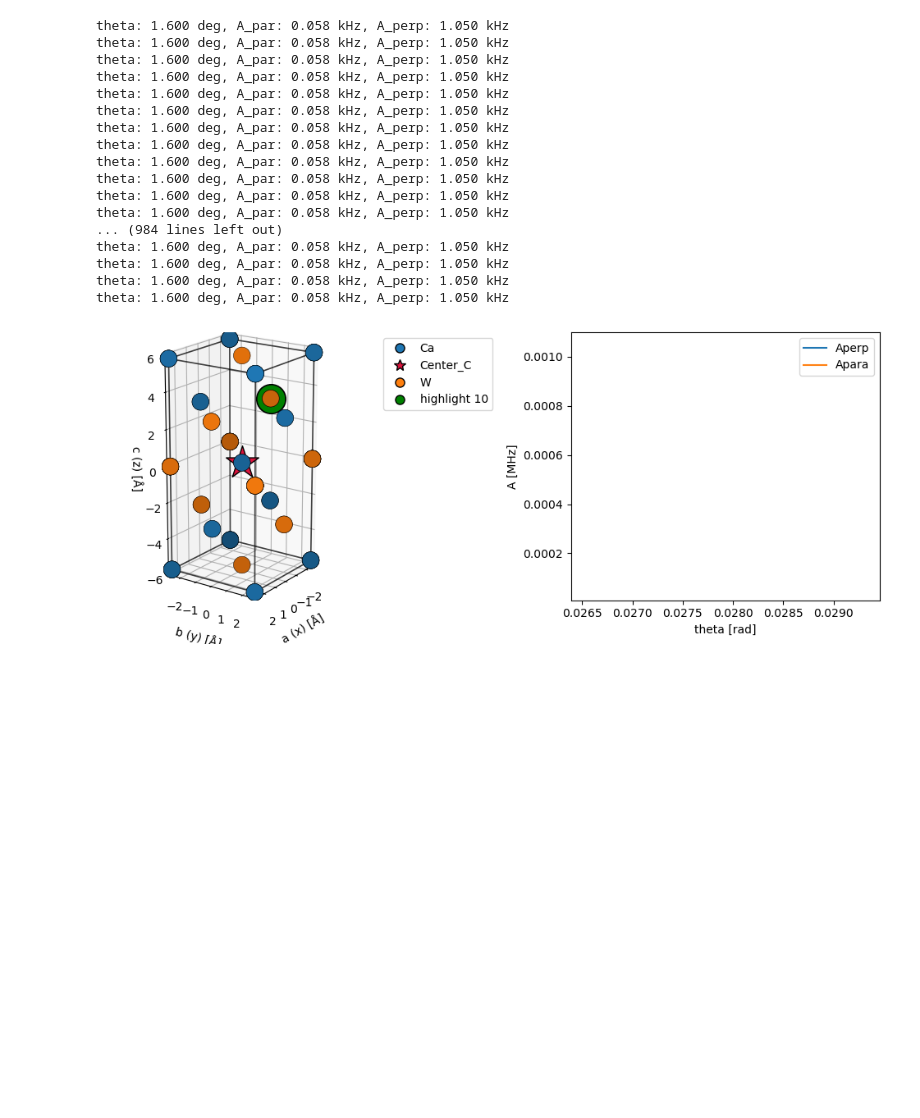
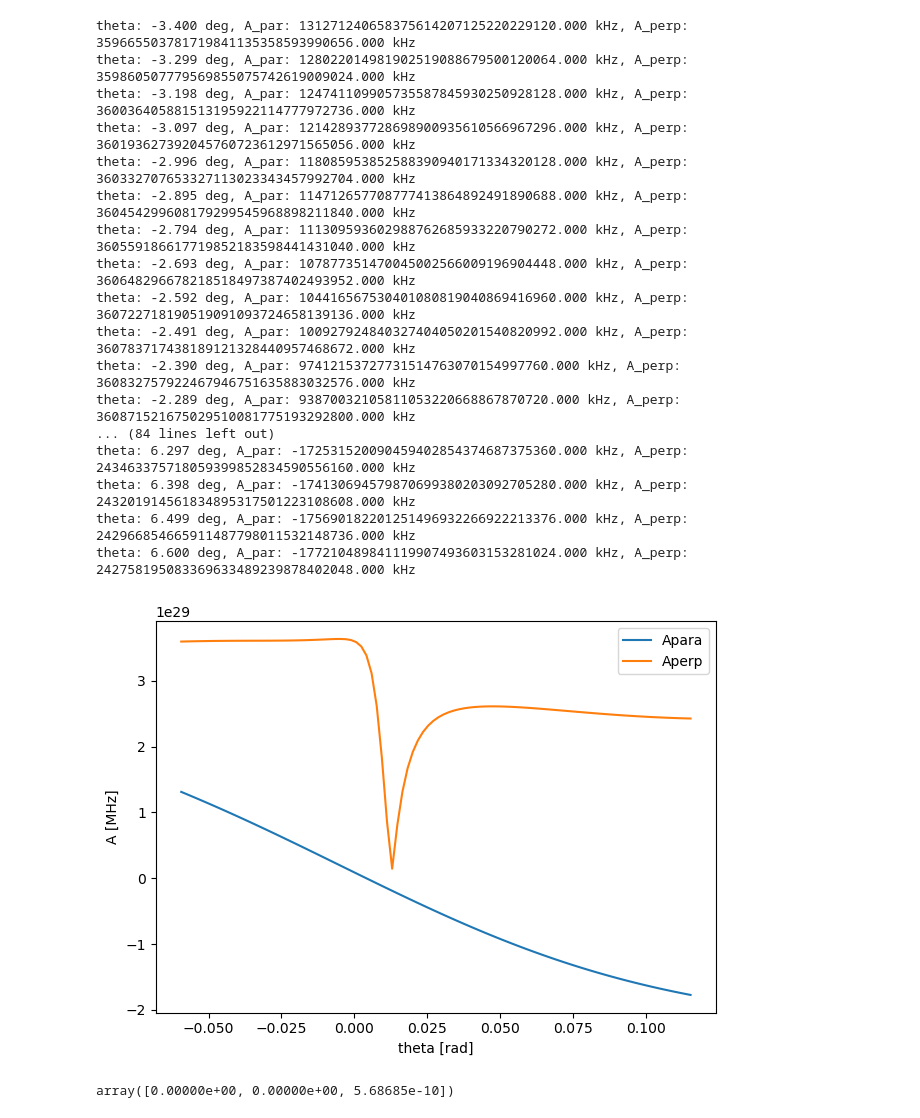
Before and after one commit to leonmyk/Spectroscopy_Hamiltonian_fitter-, a Jupyter notebook: A_plotter.ipynb, the cells around one changed output. Saved outputs shown, nothing was run; the diff lists cells and outputs as text; code cells hidden in the pictures; blank space fills up the shorter version.

```diff
--- a/A_plotter.ipynb
+++ b/A_plotter.ipynb
@@ -18,3 +18,7 @@ Crystal_atoms = np.empty(len(elements), dtype=[("el", "U8"), ("xyz", float, (3,)
 Crystal_atoms["el"] = elements
 Crystal_atoms["xyz"] = pos
 Crystal_atoms["xyz"] -= np.array([2.667267, 2.667267, 0.000000]) # center at Er3+
+
+W_pos = np.loadtxt('positions_ErW_CaWO4.txt') * 1e-10 # Tungsten atom positions in Amstrongs
+W_atomes = Crystal_atoms[Crystal_atoms["el"] == "W"]
+W_pos
@@ -21,32 +56,34 @@ Crystal_atoms["xyz"] -= np.array([2.667267, 2.667267, 0.000000]) # center at Er3
 # %%
 
 
 
 ay = -0.57 * np.pi / 180
 ax = -0.7 * np.pi / 180
 
-thetas =  1.6 /360*2*np.pi + np.linspace(-10 /360*2*np.pi, 10 /360*2*np.pi,1000)*0
+thetas =  1.6 /360*2*np.pi + np.linspace(-5,5,100)*np.pi/180
 phi_0 = 0.146 /360*2*np.pi
 psi_0 = 0.368 /360*2*np.pi
-
+index= 13
 b0 = 436.917
-Plot_hyperFine_for_site(thetas,b0,Crystal_atoms,phi_0,psi_0,site_index=10)
+Plot_hyperFine_for_site(thetas,b0,W_pos[index,1:]* 1e-10,phi_0,psi_0,site_index=index)
+W_pos[9,1:]
 # %% [output]
-theta: 1.600 deg, A_par: 0.058 kHz, A_perp: 1.050 kHz
-theta: 1.600 deg, A_par: 0.058 kHz, A_perp: 1.050 kHz
-theta: 1.600 deg, A_par: 0.058 kHz, A_perp: 1.050 kHz
-theta: 1.600 deg, A_par: 0.058 kHz, A_perp: 1.050 kHz
-theta: 1.600 deg, A_par: 0.058 kHz, A_perp: 1.050 kHz
-theta: 1.600 deg, A_par: 0.058 kHz, A_perp: 1.050 kHz
-theta: 1.600 deg, A_par: 0.058 kHz, A_perp: 1.050 kHz
-theta: 1.600 deg, A_par: 0.058 kHz, A_perp: 1.050 kHz
-theta: 1.600 deg, A_par: 0.058 kHz, A_perp: 1.050 kHz
-theta: 1.600 deg, A_par: 0.058 kHz, A_perp: 1.050 kHz
-theta: 1.600 deg, A_par: 0.058 kHz, A_perp: 1.050 kHz
-theta: 1.600 deg, A_par: 0.058 kHz, A_perp: 1.050 kHz
-... (984 lines left out)
-theta: 1.600 deg, A_par: 0.058 kHz, A_perp: 1.050 kHz
-theta: 1.600 deg, A_par: 0.058 kHz, A_perp: 1.050 kHz
-theta: 1.600 deg, A_par: 0.058 kHz, A_perp: 1.050 kHz
-theta: 1.600 deg, A_par: 0.058 kHz, A_perp: 1.050 kHz
+theta: -3.400 deg, A_par: 131271240658375614207125220229120.000 kHz, A_perp: 359665503781719841135358593990656.000 kHz
+theta: -3.299 deg, A_par: 128022014981902519088679500120064.000 kHz, A_perp: 359860507779569855075742619009024.000 kHz
+theta: -3.198 deg, A_par: 124741109905735587845930250928128.000 kHz, A_perp: 360036405881513195922114777972736.000 kHz
+theta: -3.097 deg, A_par: 121428937728698900935610566967296.000 kHz, A_perp: 360193627392045760723612971565056.000 kHz
+theta: -2.996 deg, A_par: 118085953852588390940171334320128.000 kHz, A_perp: 360332707653327113023343457992704.000 kHz
+theta: -2.895 deg, A_par: 114712657708777413864892491890688.000 kHz, A_perp: 360454299608179299545968898211840.000 kHz
+theta: -2.794 deg, A_par: 111309593602988762685933220790272.000 kHz, A_perp: 360559186617719852183598441431040.000 kHz
+theta: -2.693 deg, A_par: 107877351470045002566009196904448.000 kHz, A_perp: 360648296678218518497387402493952.000 kHz
+theta: -2.592 deg, A_par: 104416567530401080819040869416960.000 kHz, A_perp: 360722718190519091093724658139136.000 kHz
+theta: -2.491 deg, A_par: 100927924840327404050201540820992.000 kHz, A_perp: 360783717438189121328440957468672.000 kHz
+theta: -2.390 deg, A_par: 97412153727731514763070154997760.000 kHz, A_perp: 360832757922467946751635883032576.000 kHz
+theta: -2.289 deg, A_par: 93870032105811053220668867870720.000 kHz, A_perp: 360871521675029510081775193292800.000 kHz
+... (84 lines left out)
+theta: 6.297 deg, A_par: -172531520090459402854374687375360.000 kHz, A_perp: 243463375718059399852834590556160.000 kHz
+theta: 6.398 deg, A_par: -174130694579870699380203092705280.000 kHz, A_perp: 243201914561834895317501223108608.000 kHz
+theta: 6.499 deg, A_par: -175690182201251496932266922213376.000 kHz, A_perp: 242966854665911487798011532148736.000 kHz
+theta: 6.600 deg, A_par: -177210489841119907493603153281024.000 kHz, A_perp: 242758195083369633489239878402048.000 kHz
-[figure, old version]
+[figure, new version]
+array([0.00000e+00, 0.00000e+00, 5.68685e-10])
```
Also changed, not shown: parts of 3 cells of this notebook, 3 other files.
